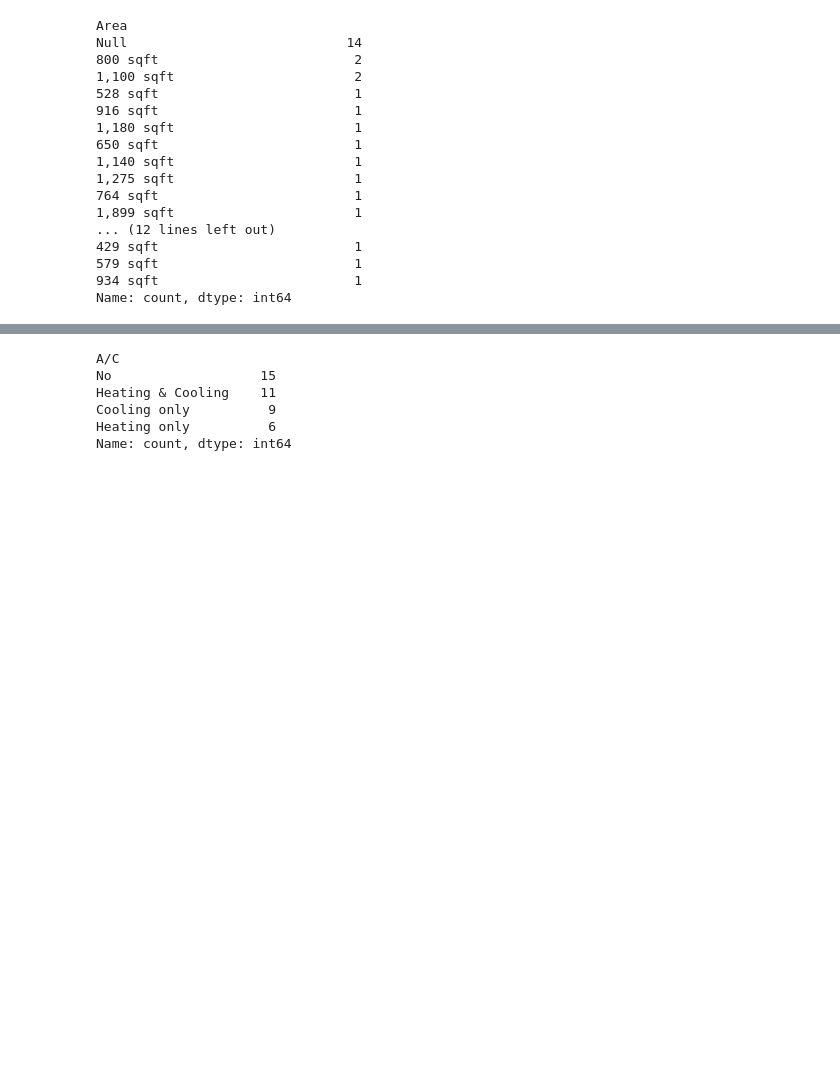
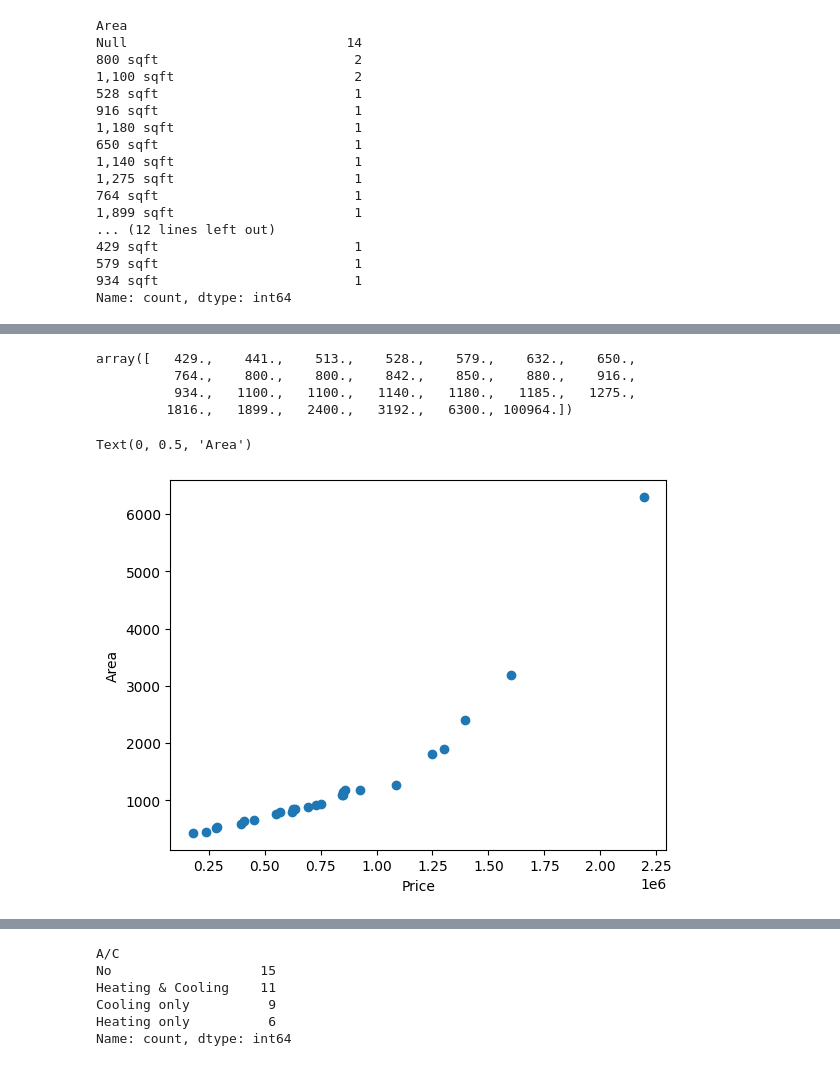
Before and after one commit to Shai2u/gis_ml_workshop_winter_2024_2025, a Jupyter notebook: Ex_2/Ex_1.ipynb, the cells around one changed output, grey strips where cells are left out. Saved outputs shown, nothing was run; the diff lists cells and outputs as text; code cells hidden in the pictures; blank space fills up the shorter version.

```diff
--- a/Ex_2/Ex_1.ipynb
+++ b/Ex_2/Ex_1.ipynb
@@ -535,3 +534,19 @@ real_estate_df['price_per_sqft'] = real_estate_df['price_per_sqft'].apply(lambda
+# %%
+price_area = real_estate_df[['Price_','Area']].dropna()
+# %%
+price_area['Area'].sort_values().values
+# %% [output]
+array([   429.,    441.,    513.,    528.,    579.,    632.,    650.,
+          764.,    800.,    800.,    842.,    850.,    880.,    916.,
+          934.,   1100.,   1100.,   1140.,   1180.,   1185.,   1275.,
+         1816.,   1899.,   2400.,   3192.,   6300., 100964.])
+# %%
+plt.plot(price_area['Price_'].sort_values().values[0:-1], price_area['Area'].sort_values().values[0:-1], 'o')
+plt.xlabel('Price')
+plt.ylabel('Area')
+# %% [output]
+Text(0, 0.5, 'Area')
+[figure, added]
 # %%
 real_estate_df.head()
 # %% [output]
```
Also changed, not shown: parts of 25 cells of this notebook.
